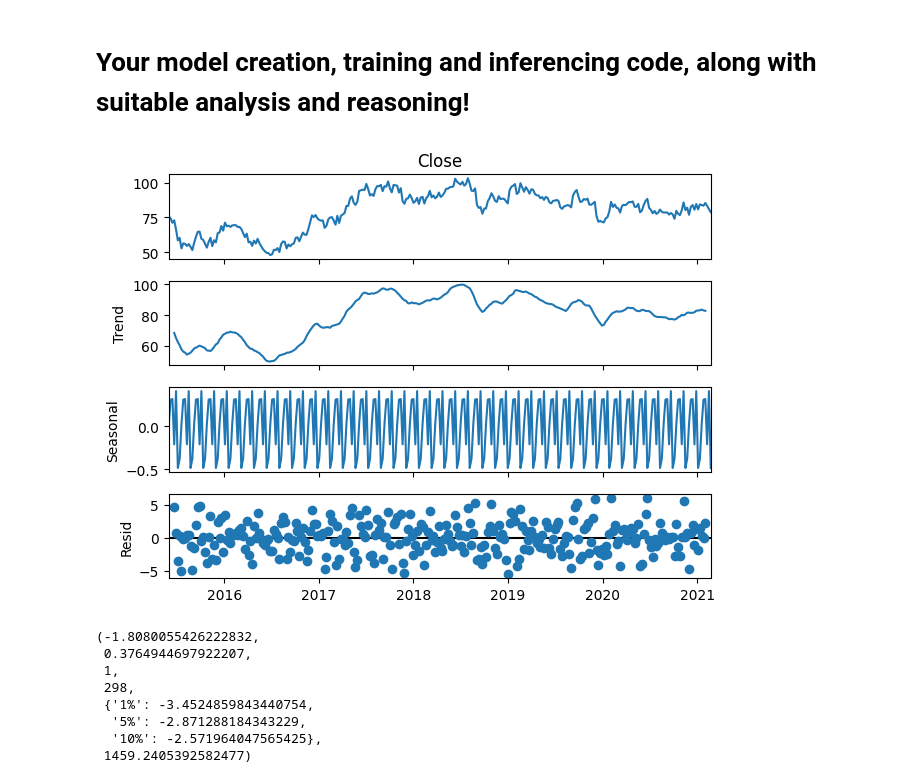
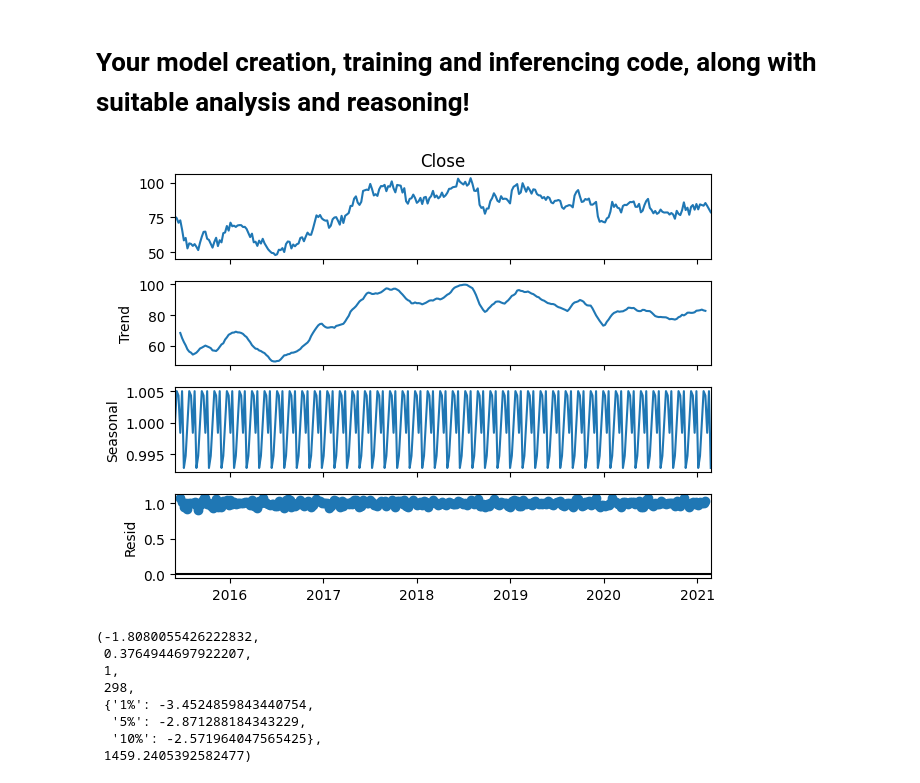
Before and after one commit to anaghasid/DA_Hackathon_Stock_Price_Strategy, a Jupyter notebook: InstantRegressors.ipynb, the cells around one changed output. Cells and saved outputs as stored; diff of their text form; code cells hidden in the pictures.

```diff
--- a/InstantRegressors.ipynb
+++ b/InstantRegressors.ipynb
@@ -113,16 +113,16 @@ autocorrelation_plot(train['Volume'])
 # %%
 import statsmodels.api as sm
 
 # Decompose the time series into its components
-decomposition = sm.tsa.seasonal_decompose(train['Close'], model='additive',period=7)
+decomposition = sm.tsa.seasonal_decompose(train['Close'], model='multiplicative',period=7)
 decomposition.plot()
 
 # Plot the decomposed components
 trend = decomposition.trend
 seasonal = decomposition.seasonal
 residual = decomposition.resid
 # %% [output]
-[figure, old version]
+[figure, new version]
 # %%
 from statsmodels.tsa.stattools import adfuller
 
```
Also changed, not shown: parts of 8 cells of this notebook.
